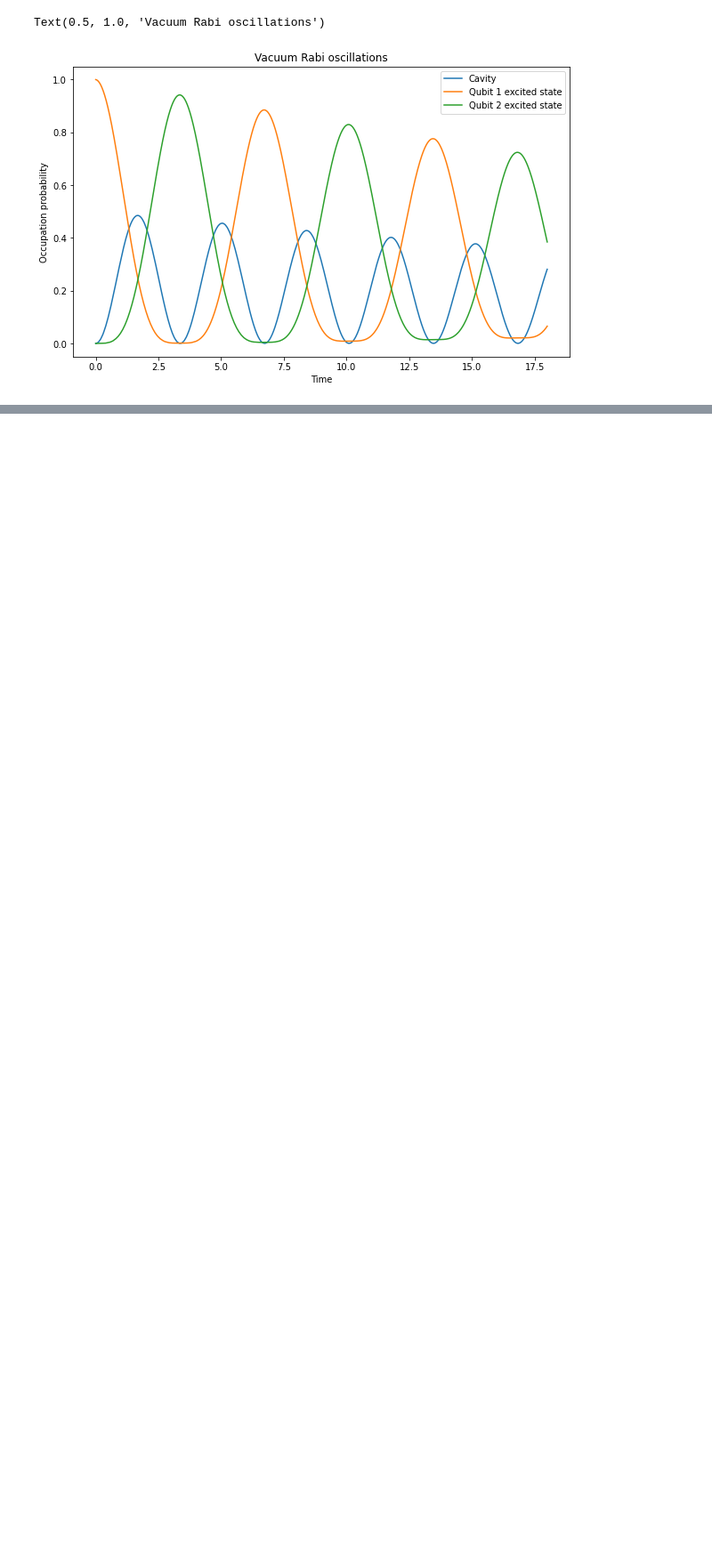
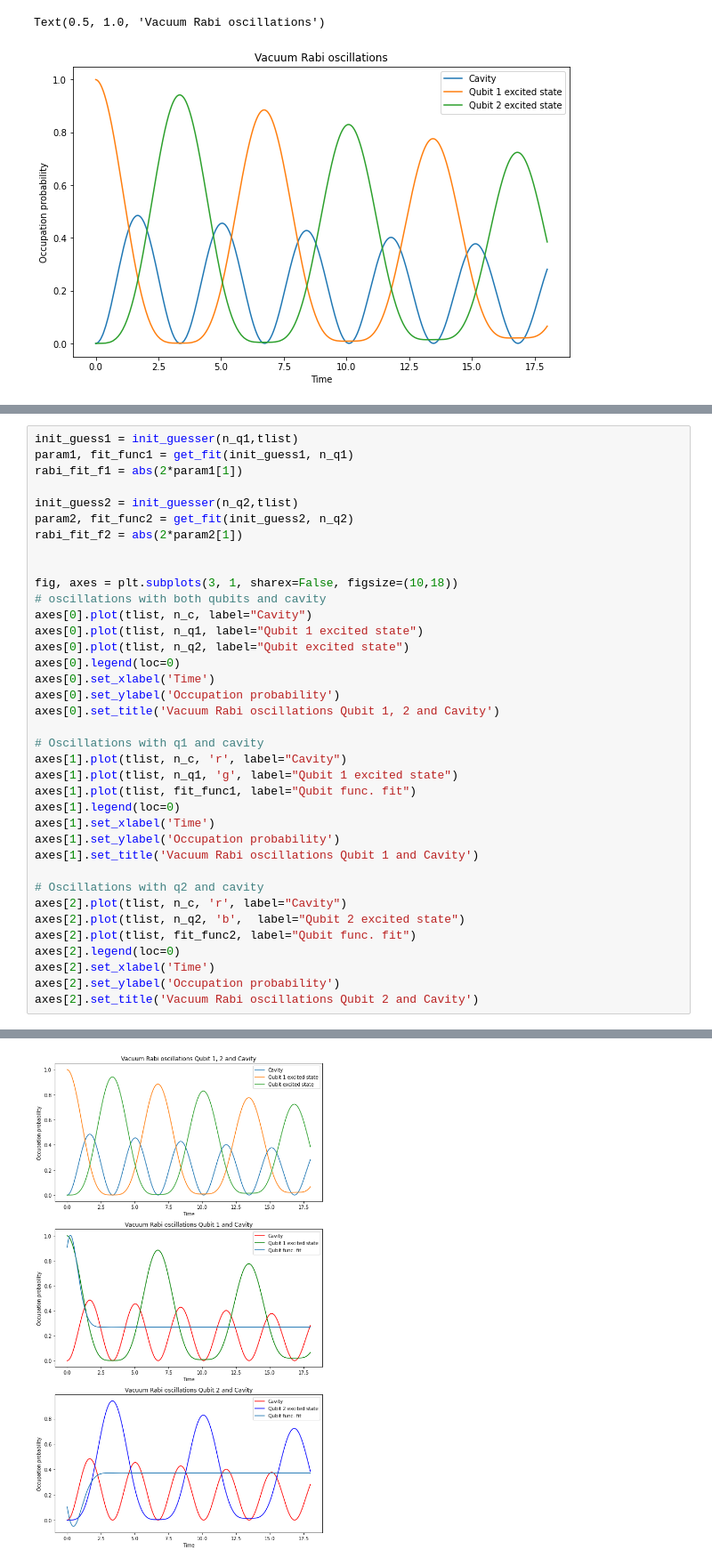
Before and after one commit to acatspirit/Fermilab2022, a Jupyter notebook: twoQubitSim.ipynb, the cells around one changed output, grey strips where cells are left out. Shown: that part at 89% size. Cells and saved outputs as stored; diff of their text form; blank space fills up the shorter version.

```diff
--- a/twoQubitSim.ipynb
+++ b/twoQubitSim.ipynb
@@ -128,0 +214,38 @@ Text(0.5, 1.0, 'Vacuum Rabi oscillations')
+# %%
+init_guess1 = init_guesser(n_q1,tlist)
+param1, fit_func1 = get_fit(init_guess1, n_q1)
+rabi_fit_f1 = abs(2*param1[1])
+
+init_guess2 = init_guesser(n_q2,tlist)
+param2, fit_func2 = get_fit(init_guess2, n_q2)
+rabi_fit_f2 = abs(2*param2[1])
+
+
+fig, axes = plt.subplots(3, 1, sharex=False, figsize=(10,18))
+# oscillations with both qubits and cavity
+axes[0].plot(tlist, n_c, label="Cavity")
+axes[0].plot(tlist, n_q1, label="Qubit 1 excited state")
+axes[0].plot(tlist, n_q2, label="Qubit excited state")
+axes[0].legend(loc=0)
+axes[0].set_xlabel('Time')
+axes[0].set_ylabel('Occupation probability')
+axes[0].set_title('Vacuum Rabi oscillations Qubit 1, 2 and Cavity')
+
+# Oscillations with q1 and cavity
+axes[1].plot(tlist, n_c, 'r', label="Cavity")
+axes[1].plot(tlist, n_q1, 'g', label="Qubit 1 excited state")
+axes[1].plot(tlist, fit_func1, label="Qubit func. fit")
+axes[1].legend(loc=0)
+axes[1].set_xlabel('Time')
+axes[1].set_ylabel('Occupation probability')
+axes[1].set_title('Vacuum Rabi oscillations Qubit 1 and Cavity')
+
+# Oscillations with q2 and cavity
+axes[2].plot(tlist, n_c, 'r', label="Cavity")
+axes[2].plot(tlist, n_q2, 'b',  label="Qubit 2 excited state")
+axes[2].plot(tlist, fit_func2, label="Qubit func. fit")
+axes[2].legend(loc=0)
+axes[2].set_xlabel('Time')
+axes[2].set_ylabel('Occupation probability')
+axes[2].set_title('Vacuum Rabi oscillations Qubit 2 and Cavity')
+# %% [output]
@@ -128,0 +253 @@ Text(0.5, 1.0, 'Vacuum Rabi oscillations')
+[figure, added]
```
Also changed, not shown: parts of 4 cells of this notebook.
